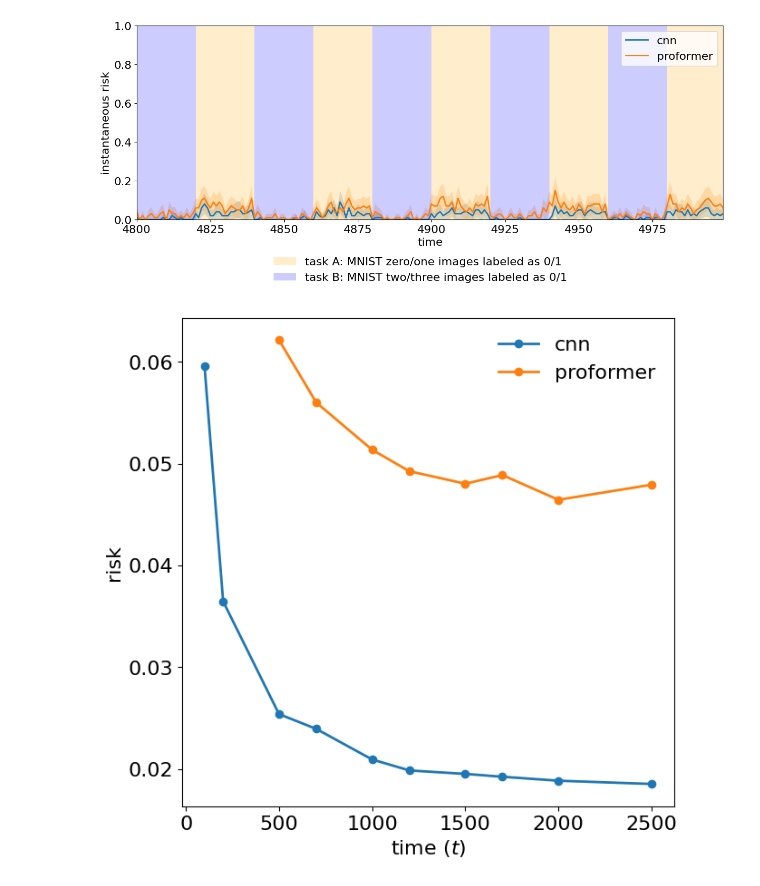
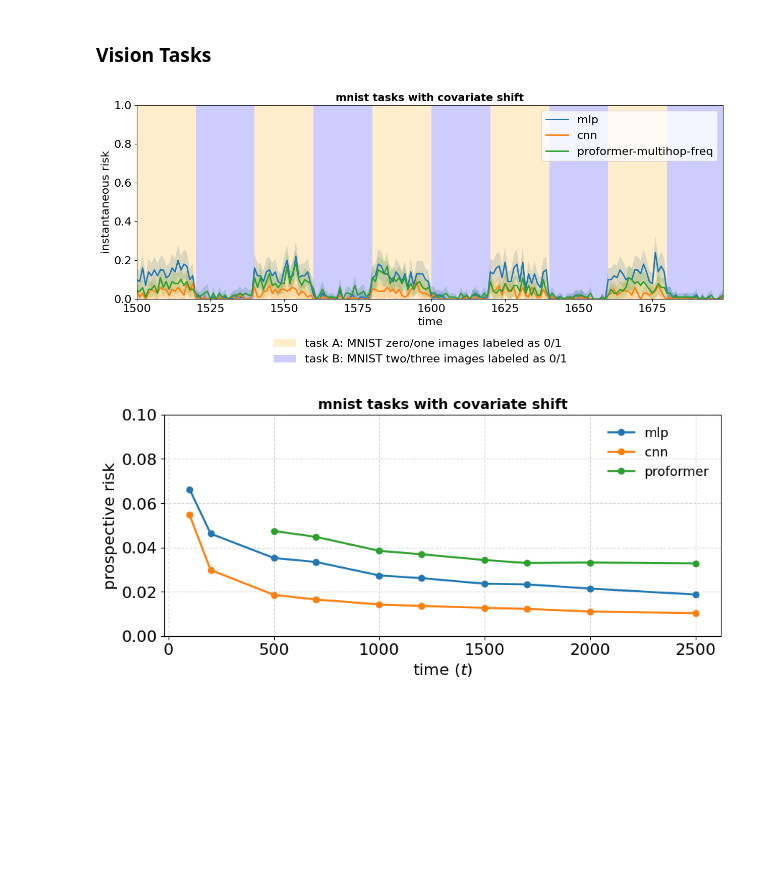
Before and after one commit to YuxinB/ProL, a Jupyter notebook: figures.ipynb, the cells around one changed output. Saved outputs shown, nothing was run; the diff lists cells and outputs as text; code cells hidden in the pictures; blank space fills up the shorter version.

```diff
--- a/figures.ipynb
+++ b/figures.ipynb
@@ -59,49 +60,82 @@ def plotting(y, ci, labels, args, trange, name):
 
     plt.show()
-# %%
-path = 'experiments/ABAB/multirun/2024-05-06/mnist-cnn/6'
-with open(path + '/outputs.pkl', 'rb') as f:
-    mnist_outputs = pickle.load(f)
-
-path = 'experiments/ABAB/multirun/2024-05-07/mnist-proformer/4'
-with open(path + '/outputs.pkl', 'rb') as f:
-    proformer_outputs = pickle.load(f)
-
-args = SetParams(mnist_outputs['args'])
-y = np.array([mnist_outputs['inst_risk'], proformer_outputs['inst_risk']])
-ci = np.array([mnist_outputs['ci'], proformer_outputs['ci']])
-labels = ['cnn', 'proformer']
-plotting(y, ci, labels, args, [4800, 5000], 'test')
-# %% [output]
-[figure, removed]
+# %% [markdown]
+### Vision Tasks
+# %%
+id = 5
+title = 'mnist tasks with covariate shift'
+paths = [
+    f'experiments/ABAB/multirun/2024-05-08/mnist-mlp/6',
+    f'experiments/ABAB/multirun/2024-05-06/mnist-cnn/6',
+    f'experiments/ABAB/multirun/2024-05-07/mnist-proformer/4'
+]
+labels = [
+    'mlp',
+    'cnn',
+    'proformer-multihop-freq'
+]
+
+risk = []
+ci = []
+for path in paths:
+    with open(path + '/outputs.pkl', 'rb') as f:
+        outputs = pickle.load(f)
+        risk.append(outputs['inst_risk'])
+        ci.append(outputs['ci'])
+risk = np.array(risk)
+ci = np.array(ci)
+
+
+args = SetParams(outputs['args'])
+task_labels = [
+    'task A: MNIST zero/one images labeled as 0/1',
+    'task B: MNIST two/three images labeled as 0/1'
+]
+plotting(risk, ci, labels, args, [1500, 1700], 'test', task_labels, title)
+# %% [output]
+[figure, added]
 # %%
-fig, ax = plt.subplots(figsize=(7, 7))
+fig, ax = plt.subplots(figsize=(10, 4))
 
 time_list = []
 risk_list = []
 for i in range(10):
-    fname = f'experiments/ABAB/multirun/2024-05-06/mnist-cnn/{i}/outputs.pkl'
+    fname = f'experiments/ABAB/multirun/2024-05-08/17-28-41/{i}/outputs.pkl'
+    with open(fname, 'rb') as f:
+        outputs = pickle.load(f)
+    time_list.append(outputs['args']['t'])
+    risk_list.append(outputs['risk'])
+
+ax.plot(time_list, risk_list, marker='o', lw=2, label='mlp')
+
+time_list = []
+risk_list = []
+for i in range(10):
+    fname = f'experiments/ABAB/multirun/2024-05-08/21-29-57/{i}/outputs.pkl'
     with open(fname, 'rb') as f:
         outputs = pickle.load(f)
     time_list.append(outputs['args']['t'])
     risk_list.append(outputs['risk'])
 
 ax.plot(time_list, risk_list, marker='o', lw=2, label='cnn')
 
 time_list = []
 risk_list = []
 for i in range(8):
-    fname = f'experiments/ABAB/multirun/2024-05-07/mnist-proformer/{i}/outputs.pkl'
+    fname = f'experiments/ABAB/multirun/2024-05-08/21-48-42/{i}/outputs.pkl'
     with open(fname, 'rb') as f:
         outputs = pickle.load(f)
     time_list.append(outputs['args']['t'])
     risk_list.append(outputs['risk'])
 
 ax.plot(time_list, risk_list, marker='o', lw=2, label='proformer')
 
 ax.set_xlabel(r"time ($t$)")
-ax.set_ylabel(r"risk")
-ax.legend(frameon=False)
+ax.set_ylabel(r"prospective risk")
+ax.set_ylim([0, 0.1])
+ax.legend(frameon=False, fontsize=13)
+ax.grid(alpha=0.5, ls='--')
+ax.set_title('mnist tasks with covariate shift', fontweight='bold', fontsize=14)
 plt.show()
 # %% [output]
-[figure, old version]
+[figure, new version]
```
Also changed, not shown: parts of 4 cells of this notebook, 14 other files.
